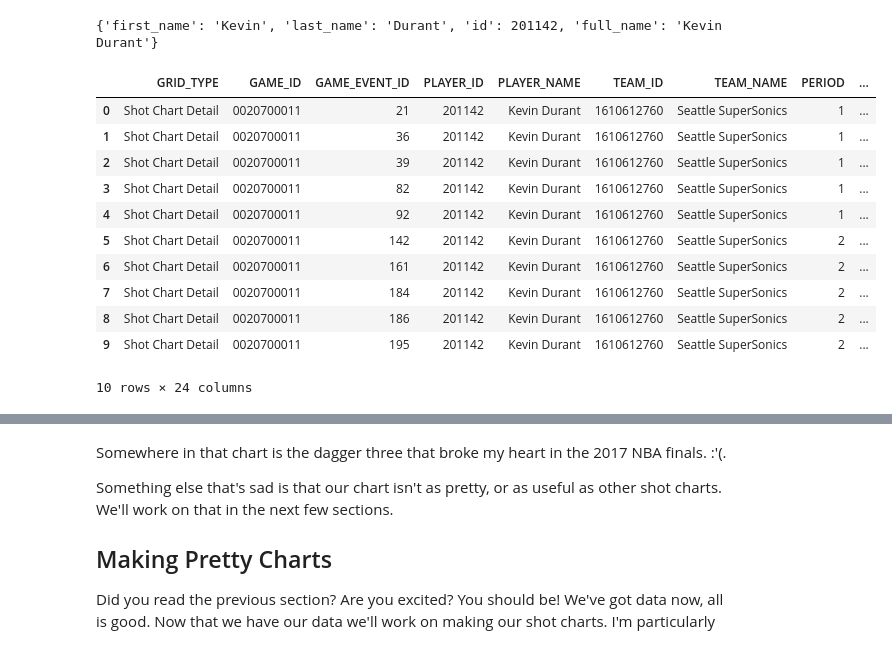
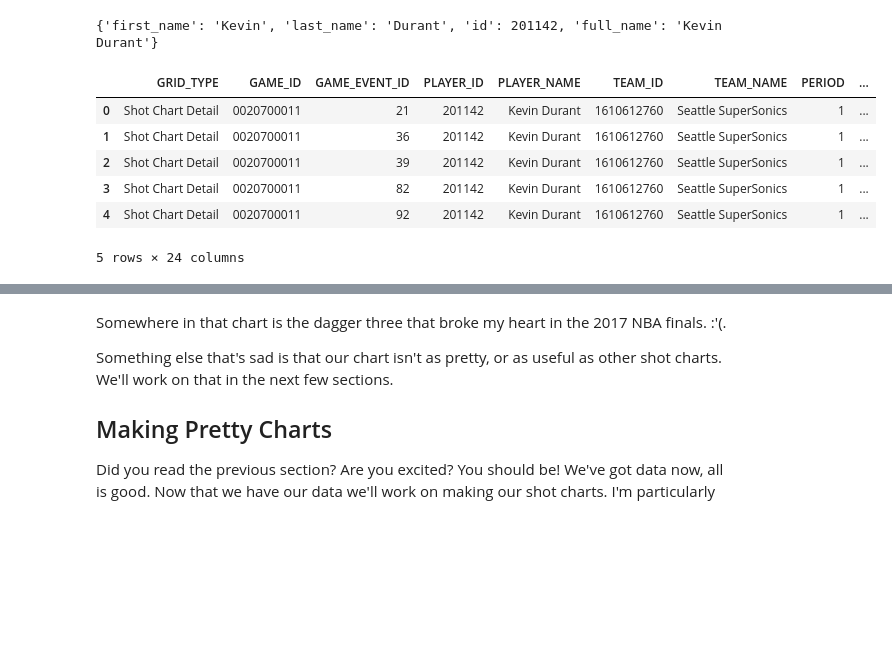
Before and after one commit to matthewosborne71/SportsProjects, a Jupyter notebook: NBA_Shot_Charts/ShotCharts.ipynb, the cells around one changed output, grey strips where cells are left out. Drawn from its saved outputs; the diff is of its cells as text; code cells hidden in the pictures; blank space fills up the shorter version.

```diff
--- a/NBA_Shot_Charts/ShotCharts.ipynb
+++ b/NBA_Shot_Charts/ShotCharts.ipynb
@@ -41,20 +46,15 @@ KD_Shots = shotchartdetail.ShotChartDetail(player_id = KD_ID, team_id = 0, conte
 KD_Shots_DF = KD_Shots.get_data_frames()[1]
 # %%
 # See the data!
-KD_Shots_DF.head(10)
+KD_Shots_DF.head(5)
 # %% [output]
 |  | GRID_TYPE | GAME_ID | GAME_EVENT_ID | PLAYER_ID | PLAYER_NAME | TEAM_ID | TEAM_NAME | PERIOD | ... |
 | 0 | Shot Chart Detail | 0020700011 | 21 | 201142 | Kevin Durant | 1610612760 | Seattle SuperSonics | 1 | ... |
 | 1 | Shot Chart Detail | 0020700011 | 36 | 201142 | Kevin Durant | 1610612760 | Seattle SuperSonics | 1 | ... |
 | 2 | Shot Chart Detail | 0020700011 | 39 | 201142 | Kevin Durant | 1610612760 | Seattle SuperSonics | 1 | ... |
 | 3 | Shot Chart Detail | 0020700011 | 82 | 201142 | Kevin Durant | 1610612760 | Seattle SuperSonics | 1 | ... |
 | 4 | Shot Chart Detail | 0020700011 | 92 | 201142 | Kevin Durant | 1610612760 | Seattle SuperSonics | 1 | ... |
-| 5 | Shot Chart Detail | 0020700011 | 142 | 201142 | Kevin Durant | 1610612760 | Seattle SuperSonics | 2 | ... |
-| 6 | Shot Chart Detail | 0020700011 | 161 | 201142 | Kevin Durant | 1610612760 | Seattle SuperSonics | 2 | ... |
-| 7 | Shot Chart Detail | 0020700011 | 184 | 201142 | Kevin Durant | 1610612760 | Seattle SuperSonics | 2 | ... |
-| 8 | Shot Chart Detail | 0020700011 | 186 | 201142 | Kevin Durant | 1610612760 | Seattle SuperSonics | 2 | ... |
-| 9 | Shot Chart Detail | 0020700011 | 195 | 201142 | Kevin Durant | 1610612760 | Seattle SuperSonics | 2 | ... |
-10 rows × 24 columns
+5 rows × 24 columns
 # %%
 # We can even plot all of KD's shot attempts throughout his career
 # Blue is a Make, Red is a Miss
```
Also changed, not shown: parts of 14 cells of this notebook.
